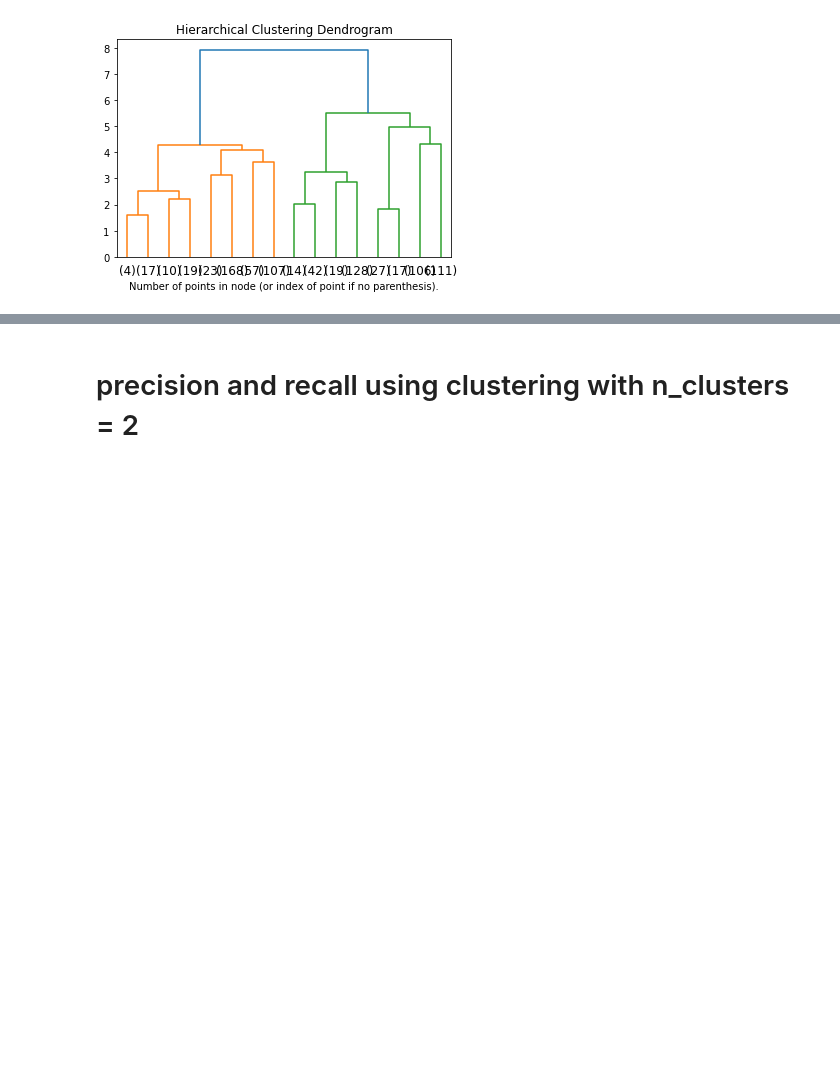
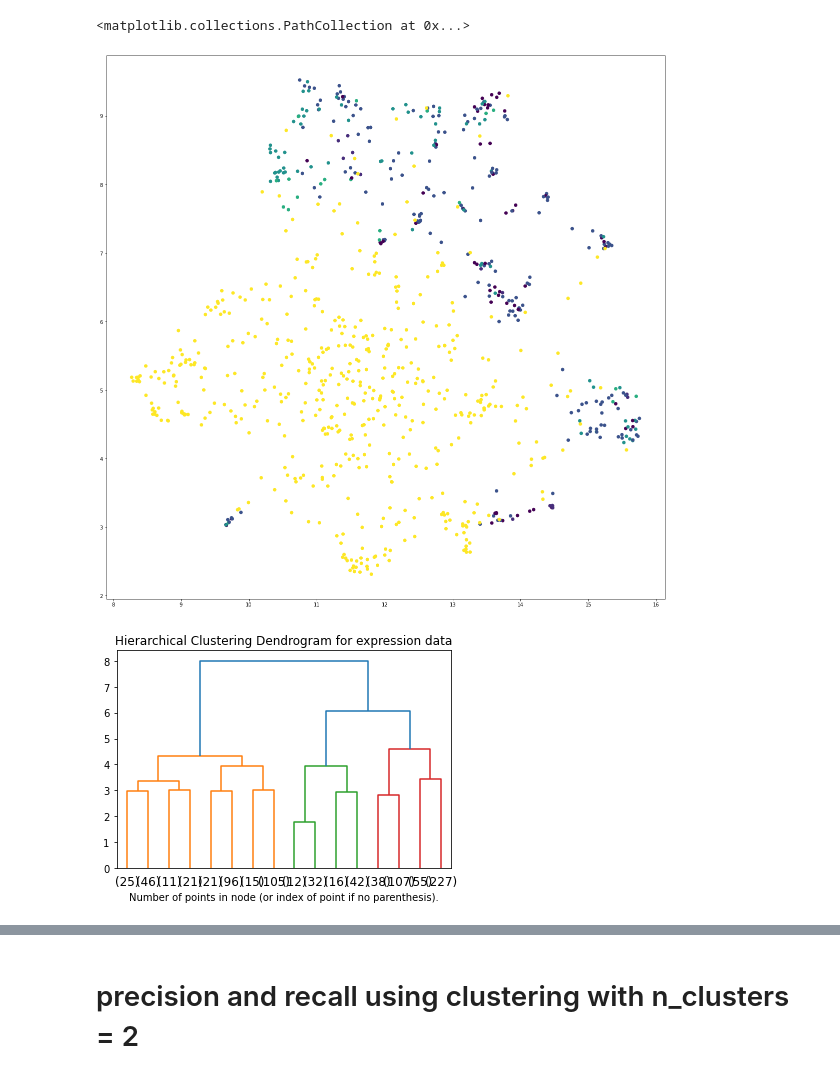
Before and after one commit to WormBase/curation-sentence-classification, a Jupyter notebook: notebooks/new_sentence_clustering.ipynb, the cells around one changed output, grey strips where cells are left out. Drawn from its saved outputs; the diff is of its cells as text; code cells hidden in the pictures; blank space fills up the shorter version.

```diff
--- a/notebooks/new_sentence_clustering.ipynb
+++ b/notebooks/new_sentence_clustering.ipynb
@@ -48,9 +62,15 @@ plt.scatter(x=list(corpus_2d[:,0]), y=list(corpus_2d[:,1]), c=colors)
+# %%
+colors_kinaseact = [row[5] for row in cleaned_kinaseact_data]
+fig_scatter_kinase = plt.figure(figsize=(20, 20))
+plt.scatter(x=list(corpus_kinaseact_2d[:,0]), y=list(corpus_kinaseact_2d[:,1]), c=colors_kinaseact)
+# %% [output]
+<matplotlib.collections.PathCollection at 0x...>
+[figure, added]
 # %%
 import numpy as np
 
 from matplotlib import pyplot as plt
 from scipy.cluster.hierarchy import dendrogram
-from sklearn.datasets import load_iris
 from sklearn.cluster import AgglomerativeClustering
 
 
@@ -79,16 +99,16 @@ def plot_dendrogram(model, **kwargs):
 
 #iris = load_iris()
 #X = iris.data
-X = corpus
+X_expr = corpus_expr
 
 # setting distance_threshold=0 ensures we compute the full tree.
 model = AgglomerativeClustering(distance_threshold=0.2, n_clusters=None)
 
-model = model.fit(X)
-plt.title("Hierarchical Clustering Dendrogram")
+model_expr = model.fit(X_expr)
+plt.title("Hierarchical Clustering Dendrogram for expression data")
 # plot the top three levels of the dendrogram
-plot_dendrogram(model, truncate_mode="level", p=3)
+plot_dendrogram(model_expr, truncate_mode="level", p=3)
 plt.xlabel("Number of points in node (or index of point if no parenthesis).")
 plt.show()
 # %% [output]
-[figure, old version]
+[figure, new version]
```
Also changed, not shown: parts of 19 cells of this notebook, 4 other files.
